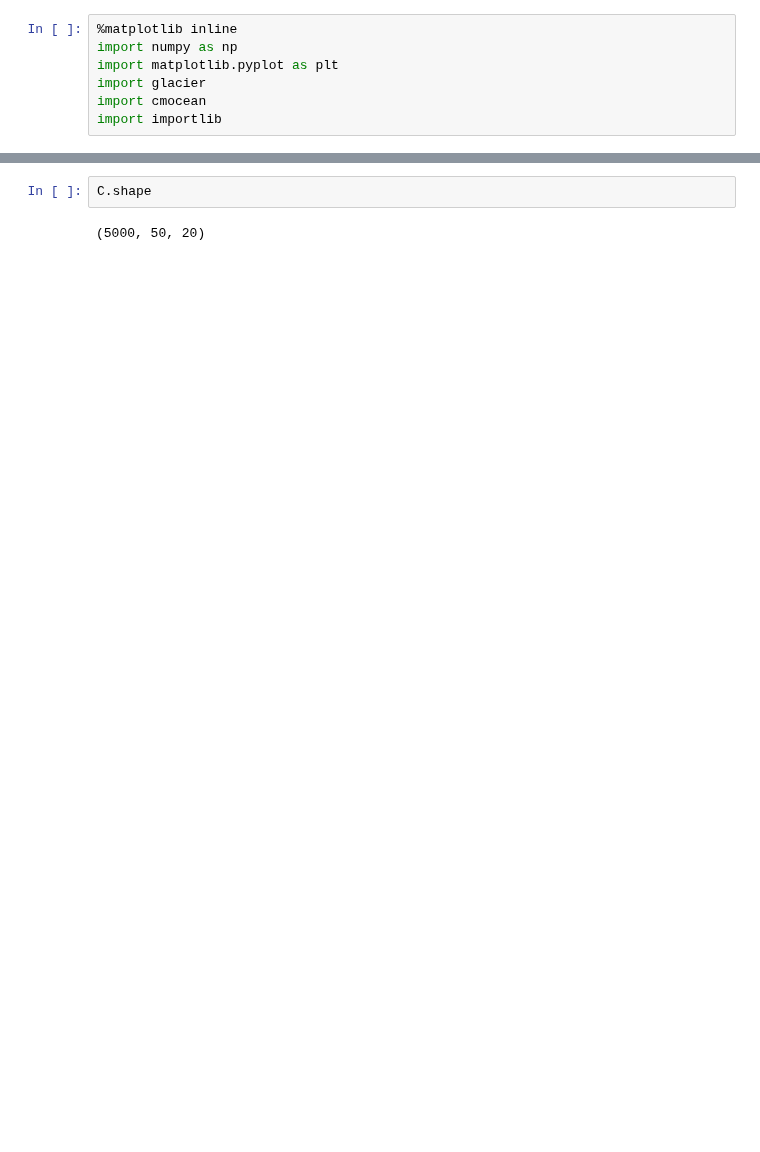
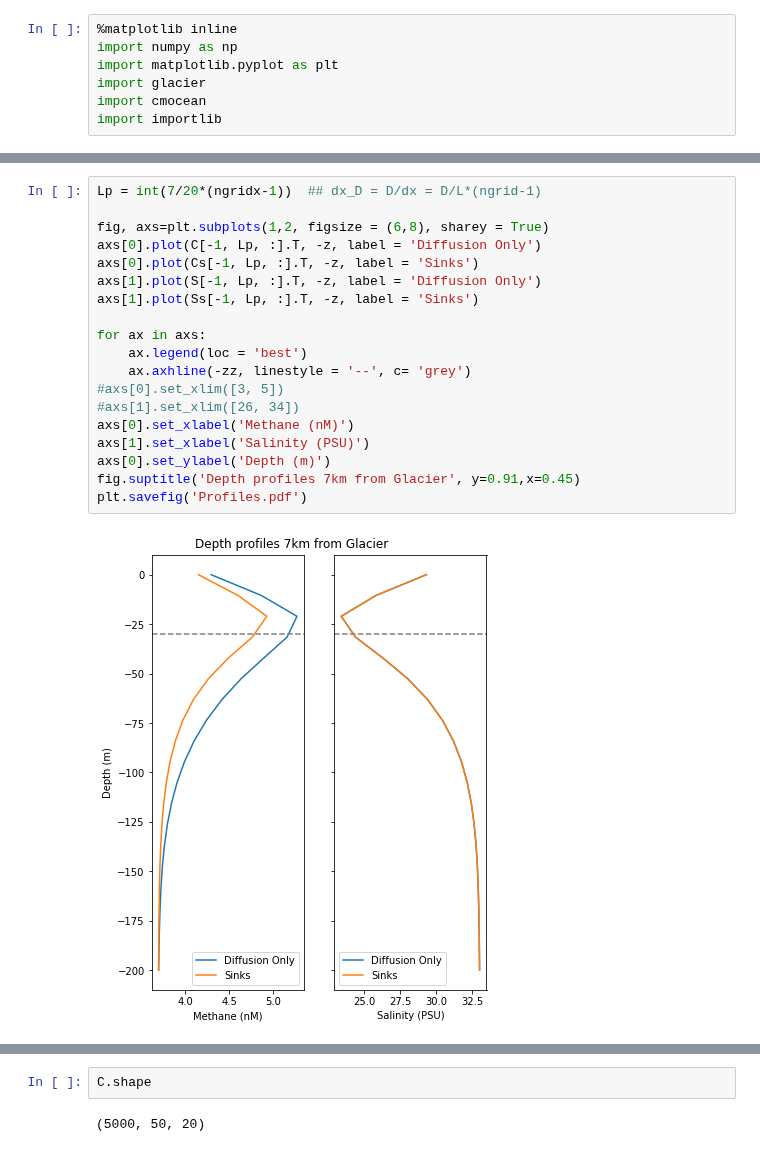
Before and after one commit to krobinson99/EOSC511Project, a Jupyter notebook: DiffusionModel.ipynb, the cells around one changed output, grey strips where cells are left out. Saved outputs shown, nothing was run; the diff lists cells and outputs as text; blank space fills up the shorter version.

```diff
--- a/DiffusionModel.ipynb
+++ b/DiffusionModel.ipynb
@@ -48,3 +48,24 @@ axs[1].plot(Cs[-1, 2, :].T)
+# %%
+Lp = int(7/20*(ngridx-1))  ## dx_D = D/dx = D/L*(ngrid-1)
+
+fig, axs=plt.subplots(1,2, figsize = (6,8), sharey = True)
+axs[0].plot(C[-1, Lp, :].T, -z, label = 'Diffusion Only')
+axs[0].plot(Cs[-1, Lp, :].T, -z, label = 'Sinks')
+axs[1].plot(S[-1, Lp, :].T, -z, label = 'Diffusion Only')
+axs[1].plot(Ss[-1, Lp, :].T, -z, label = 'Sinks')
+
+for ax in axs:
+    ax.legend(loc = 'best')
+    ax.axhline(-zz, linestyle = '--', c= 'grey')
+#axs[0].set_xlim([3, 5])
+#axs[1].set_xlim([26, 34])
+axs[0].set_xlabel('Methane (nM)')
+axs[1].set_xlabel('Salinity (PSU)')
+axs[0].set_ylabel('Depth (m)')
+fig.suptitle('Depth profiles 7km from Glacier', y=0.91,x=0.45)
+plt.savefig('Profiles.pdf')
+# %% [output]
+[figure, added]
 # %%
 cmap=cmocean.cm.haline
 fig, axs=plt.subplots(2,1,figsize=(10,5))
```
Also changed, not shown: parts of 11 cells of this notebook, 3 other files.
